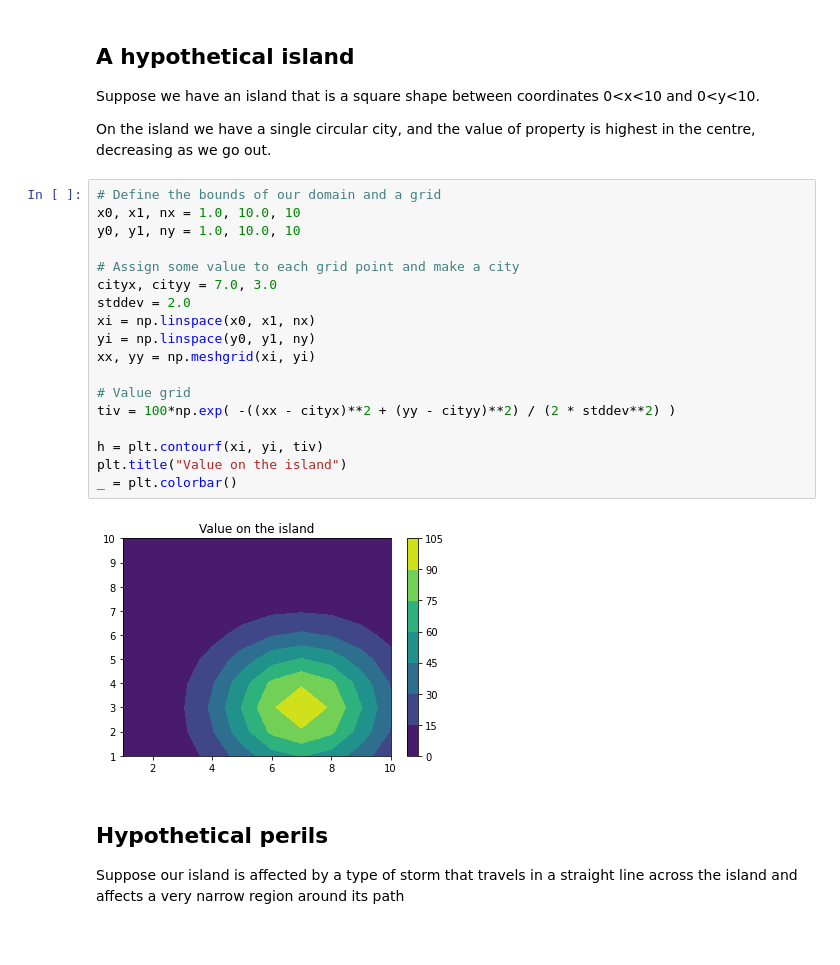
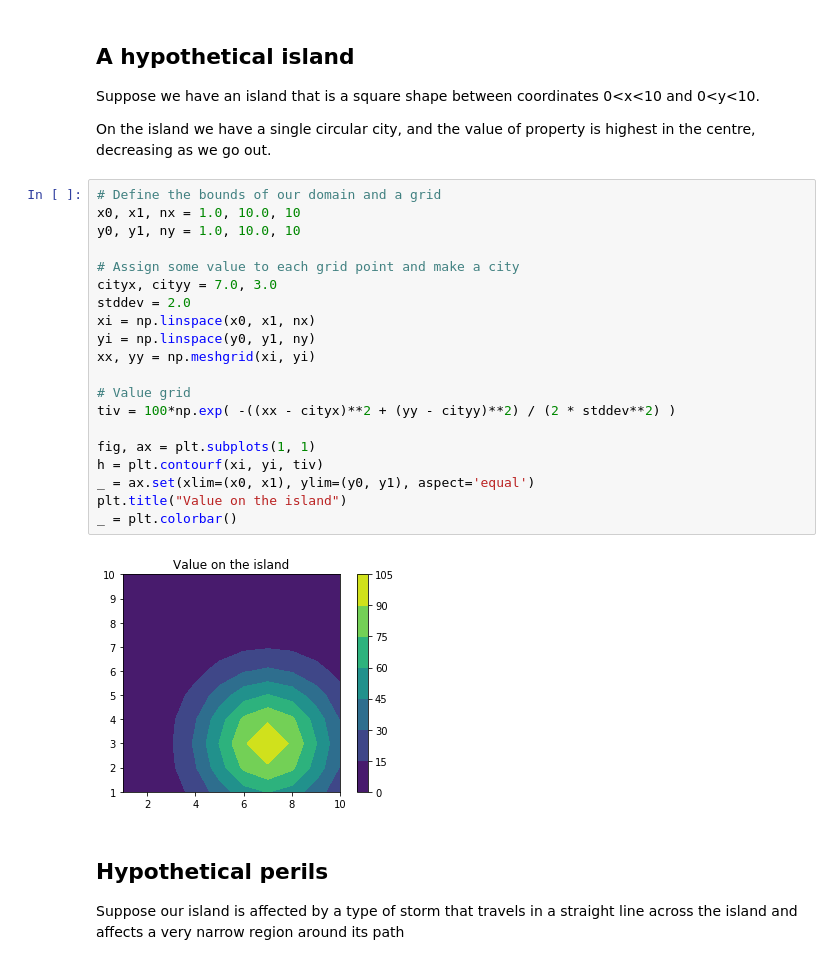
Before and after one commit to iwbailey/simple_oasis_model, a Jupyter notebook: create_and_run_model.ipynb, the cells around one changed output. Drawn from its saved outputs; the diff is of its cells as text.

Commit message:
added explicit paths for OASIS, cleaned up some of the plots

```diff
--- a/create_and_run_model.ipynb
+++ b/create_and_run_model.ipynb
@@ -15,23 +15,25 @@ On the island we have a single circular city, and the value of property is highe
 # %%
 # Define the bounds of our domain and a grid
 x0, x1, nx = 1.0, 10.0, 10
 y0, y1, ny = 1.0, 10.0, 10
 
 # Assign some value to each grid point and make a city
 cityx, cityy = 7.0, 3.0
 stddev = 2.0
 xi = np.linspace(x0, x1, nx)
 yi = np.linspace(y0, y1, ny)
 xx, yy = np.meshgrid(xi, yi)
 
 # Value grid
 tiv = 100*np.exp( -((xx - cityx)**2 + (yy - cityy)**2) / (2 * stddev**2) )
 
+fig, ax = plt.subplots(1, 1)
 h = plt.contourf(xi, yi, tiv)
+_ = ax.set(xlim=(x0, x1), ylim=(y0, y1), aspect='equal')
 plt.title("Value on the island")
 _ = plt.colorbar()
 # %% [output]
-[figure, old version]
+[figure, new version]
 # %% [markdown]
 ## Hypothetical perils
 Suppose our island is affected by a type of storm that travels in a straight line across the island and affects a very narrow region around its path
```
Also changed, not shown: parts of 16 cells of this notebook.
